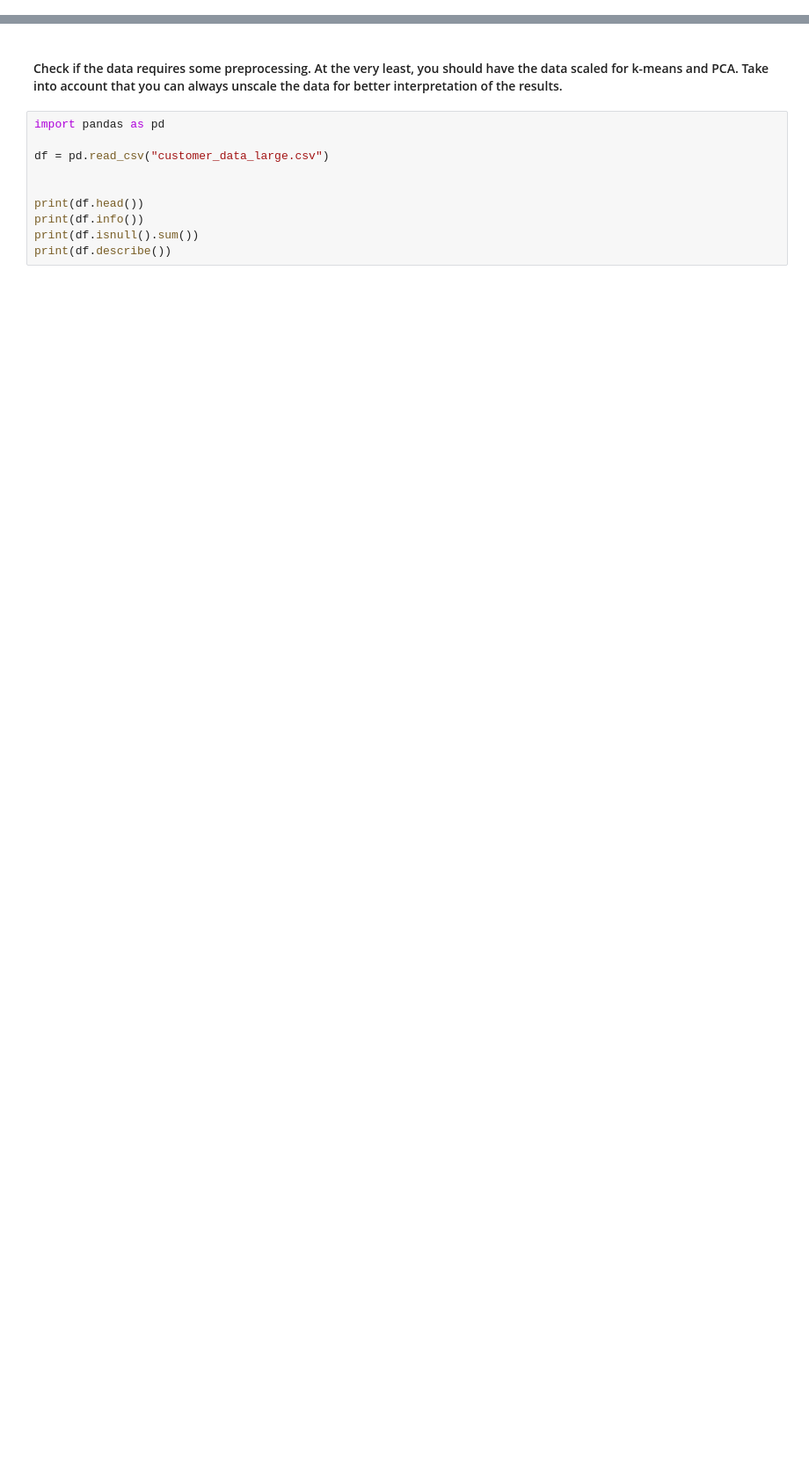
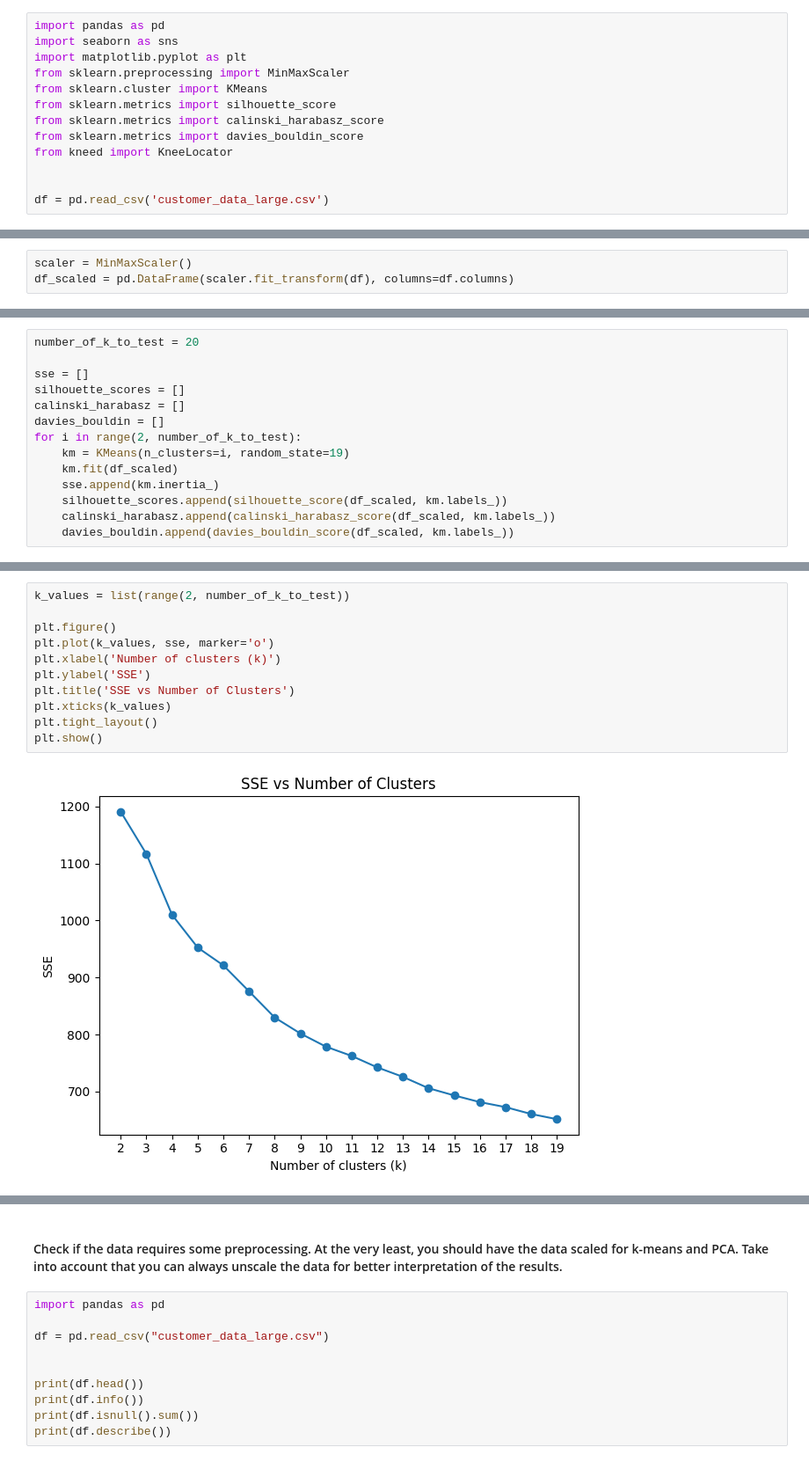
Before and after one commit to sannahartmann/Assignment-1-Unsupervised-learning, a Jupyter notebook: assignment1.ipynb, the cells around one changed output, grey strips where cells are left out. Shown at 88% size. Saved outputs shown, nothing was run; the diff lists cells and outputs as text; blank space fills up the shorter version.

Commit message:
wrote introduction and table of contents, and did some structural improvements. Also evaluated the different number of clusters in the k-means model using four different metrics

```diff
--- a/assignment1.ipynb
+++ b/assignment1.ipynb
@@ -0,0 +18,13 @@
+# %%
+import pandas as pd
+import seaborn as sns
+import matplotlib.pyplot as plt
+from sklearn.preprocessing import MinMaxScaler
+from sklearn.cluster import KMeans
+from sklearn.metrics import silhouette_score
+from sklearn.metrics import calinski_harabasz_score
+from sklearn.metrics import davies_bouldin_score
+from kneed import KneeLocator
+
+
+df = pd.read_csv('customer_data_large.csv')
@@ -0,0 +47,3 @@
+# %%
+scaler = MinMaxScaler()
+df_scaled = pd.DataFrame(scaler.fit_transform(df), columns=df.columns)
@@ -0,0 +60,14 @@
+# %%
+number_of_k_to_test = 20
+
+sse = []
+silhouette_scores = []
+calinski_harabasz = []
+davies_bouldin = []
+for i in range(2, number_of_k_to_test):
+    km = KMeans(n_clusters=i, random_state=19)
+    km.fit(df_scaled)
+    sse.append(km.inertia_)
+    silhouette_scores.append(silhouette_score(df_scaled, km.labels_))
+    calinski_harabasz.append(calinski_harabasz_score(df_scaled, km.labels_))
+    davies_bouldin.append(davies_bouldin_score(df_scaled, km.labels_))
@@ -0,0 +76,13 @@
+# %%
+k_values = list(range(2, number_of_k_to_test))
+
+plt.figure()
+plt.plot(k_values, sse, marker='o')
+plt.xlabel('Number of clusters (k)')
+plt.ylabel('SSE')
+plt.title('SSE vs Number of Clusters')
+plt.xticks(k_values)
+plt.tight_layout()
+plt.show()
+# %% [output]
+[figure, added]
```
Also changed, not shown: parts of 24 cells of this notebook.
